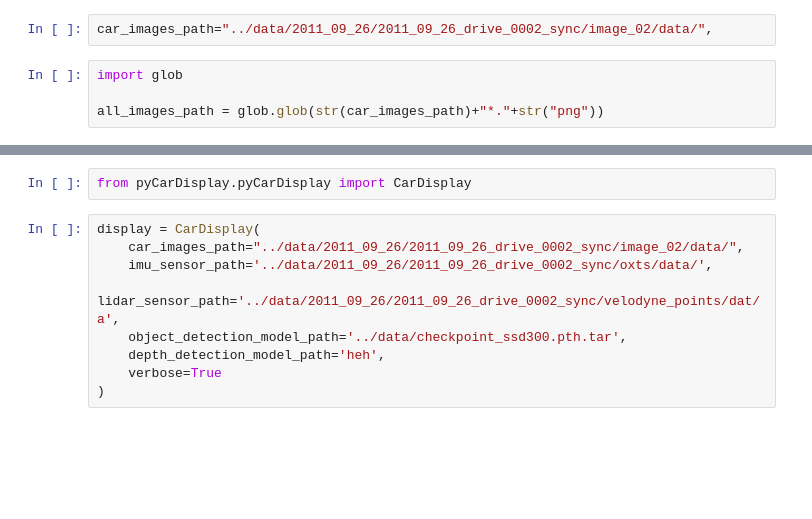
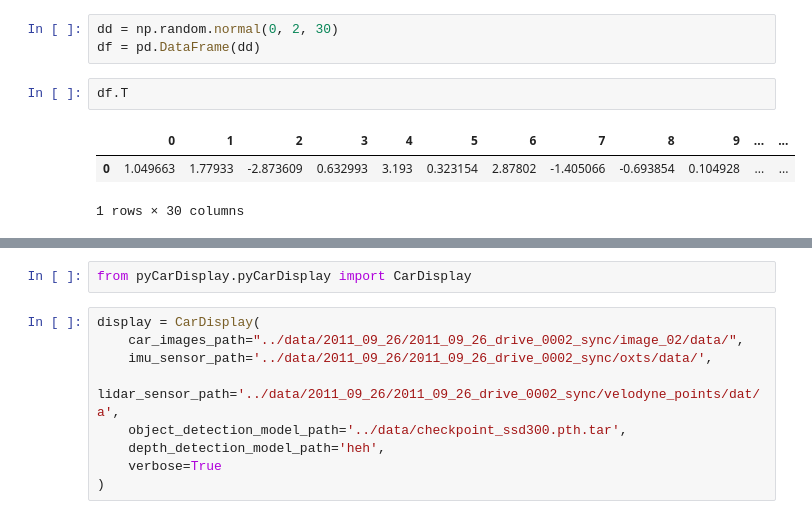
Before and after one commit to MaksimEkin/pyCarDisplay, a Jupyter notebook: examples/example.ipynb, the cells around one changed output, grey strips where cells are left out. Cells and saved outputs as stored; diff of their text form; blank space fills up the shorter version.

```diff
--- a/examples/example.ipynb
+++ b/examples/example.ipynb
@@ -1,6 +1,9 @@
-# %%
-car_images_path="../data/2011_09_26/2011_09_26_drive_0002_sync/image_02/data/",
-# %%
-import glob
-
-all_images_path = glob.glob(str(car_images_path)+"*."+str("png"))
+# %%
+dd = np.random.normal(0, 2, 30)
+df = pd.DataFrame(dd)
+# %%
+df.T
+# %% [output]
+|  | 0 | 1 | 2 | 3 | 4 | 5 | 6 | 7 | 8 | 9 | ... | ... |
+| 0 | 1.049663 | 1.77933 | -2.873609 | 0.632993 | 3.193 | 0.323154 | 2.87802 | -1.405066 | -0.693854 | 0.104928 | ... | ... |
+1 rows × 30 columns
```
Also changed, not shown: parts of 4 cells of this notebook, 3 other files.
